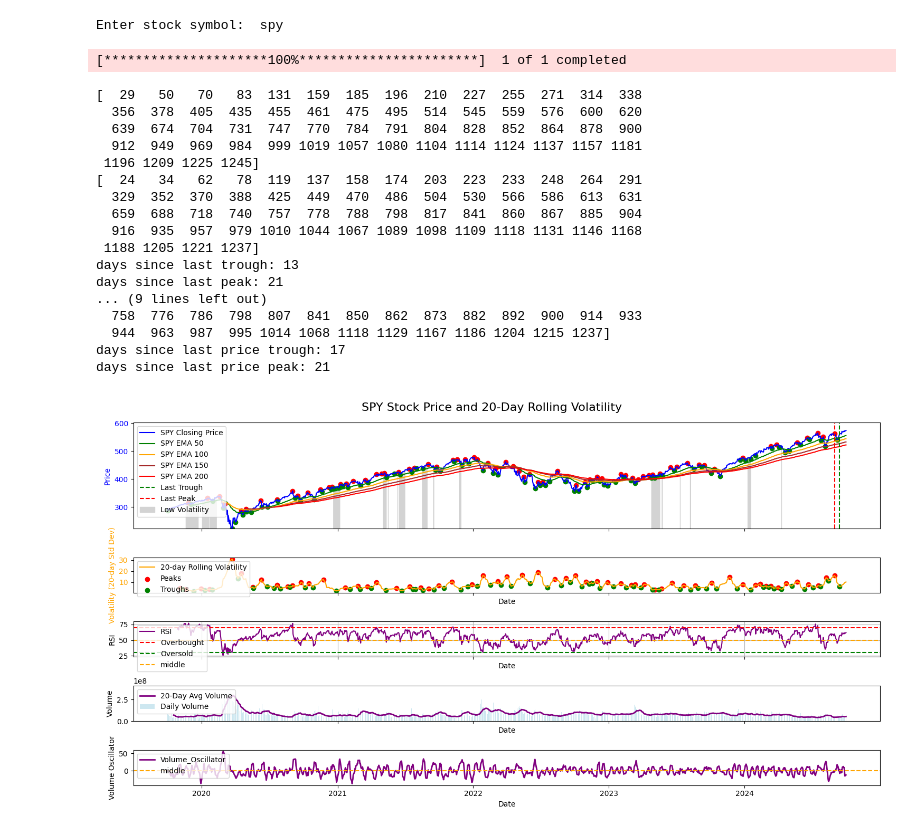
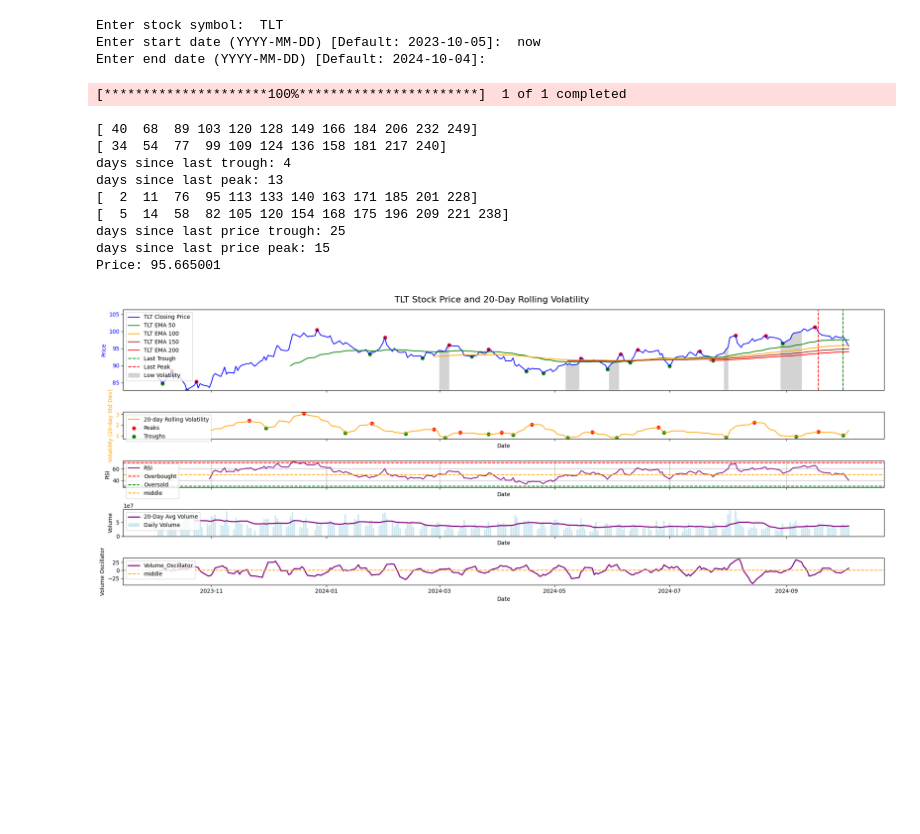
Before and after one commit to dmak84/scan, a Jupyter notebook: daily.ipynb, the cells around one changed output. Cells and saved outputs as stored; diff of their text form; code cells hidden in the pictures; blank space fills up the shorter version.

```diff
--- a/daily.ipynb
+++ b/daily.ipynb
@@ -454,6 +6,9 @@ import matplotlib.pyplot as plt
 from matplotlib.widgets import MultiCursor as mplcursor
 from scipy.signal import argrelextrema
 from scipy.signal import find_peaks
+from datetime import datetime, timedelta
+
+
 from ta.utils import dropna
 from ta.momentum import RSIIndicator
 from ta.trend import EMAIndicator
@@ -503,7 +58,10 @@ def volume_oscillator(df, short_window=5, long_window=10):
 
 def detect_volatility_breakout_and_profit(stock_symbol):
     # Step 1: Download stock data for the given symbol (1 year of daily data)
-    stock_data = yf.download(stock_symbol, period='5y')
+    if start_date == 'now':
+        stock_data = yf.download(stock_symbol, period = "1y")
+    else:
+        stock_data = yf.download(stock_symbol, start=start_date, end=end_date)
 
     # Step 2: Calculate 20-day rolling standard deviation (volatility)
     stock_data['20d_std'] = stock_data['Close'].rolling(window=20).std()
@@ -541,7 +99,7 @@ def detect_volatility_breakout_and_profit(stock_symbol):
     # stock_data['NVI'] = NegativeVolumeIndexIndicator(stock_data['Close'], stock_data['Volume']).negative_volume_index()
 
     # Create subplots (2 rows: stock price in upper pane, volatility in lower pane)
-    fig, (ax1, ax2, ax3, ax4, ax5) = plt.subplots(5, 1, figsize=(15, 8), sharex=True, gridspec_kw={'height_ratios': [3, 1, 1,1,1]})
+    fig, (ax1, ax2, ax3, ax4, ax5) = plt.subplots(5, 1, figsize=(20, 8), sharex=True, gridspec_kw={'height_ratios': [3, 1, 1,1,1]})
 
     # Plot the stock closing price
     ax1.plot(stock_data['Close'], label=f'{stock_symbol} Closing Price', color='b')
@@ -574,6 +132,7 @@ def detect_volatility_breakout_and_profit(stock_symbol):
     print(local_max_price_indices)
     print('days since last price trough: %d ' % (last_idx - local_min_price_indices[-1]))
     print('days since last price peak: %d '% (last_idx - local_max_price_indices[-1]))
+    print('Price: %f' % stock_data['Close'][-1])
 
     # Plot the rolling volatility
     ax2.plot(stock_data['20d_std'], label='20-day Rolling Volatility', color='orange')
@@ -599,49 +158,50 @@ def detect_volatility_breakout_and_profit(stock_symbol):
     ax3.legend(loc='upper left')
     ax3.grid(True)
 
     # Plot the volume and 20-day average volume
     ax4.bar(stock_data.index, stock_data['Volume'], label='Daily Volume', color='lightblue', alpha=0.6)
     ax4.plot(stock_data.index, stock_data['20d_avg_volume'], label='20-Day Avg Volume', color='purple', linewidth=2)
 
     ax4.set_ylabel('Volume')
     ax4.set_xlabel('Date')
     ax4.legend(loc='upper left')
 
     # Plot the volume oscillator
     ax5.plot(stock_data.index, stock_data['Volume_Oscillator'], label='Volume_Oscillator', color='purple', linewidth=2)
     ax5.axhline(0, color='orange', linestyle='--', label='middle')
     ax5.set_ylabel('Volume Oscillator')
     ax5.set_xlabel('Date')
     ax5.legend(loc='upper left')
 
     # Show the plot
     plt.tight_layout()
     plt.show()
 
 # Input: Enter a stock symbol (like 'MSFT', 'AAPL', etc.)
 user_input = input("Enter stock symbol: ").upper()
 ticker_list = [ticker.strip() for ticker in user_input.split(',')]  # Process the input
+default_end_date = datetime.today().strftime('%Y-%m-%d')
+default_start_date = (datetime.today() - timedelta(days=365)).strftime('%Y-%m-%d')
+
+# Get user input with defaults
+start_date = input(f"Enter start date (YYYY-MM-DD) [Default: {default_start_date}]: ") or default_start_date
+end_date = input(f"Enter end date (YYYY-MM-DD) [Default: {default_end_date}]: ") or default_end_date
+
 
 for i, ticker in enumerate(ticker_list):
     detect_volatility_breakout_and_profit(ticker)
 # %% [output]
-Enter stock symbol:  spy
+Enter stock symbol:  TLT
+Enter start date (YYYY-MM-DD) [Default: 2023-10-05]:  now
+Enter end date (YYYY-MM-DD) [Default: 2024-10-04]:
 [*********************100%***********************]  1 of 1 completed
-[  29   50   70   83  131  159  185  196  210  227  255  271  314  338
-  356  378  405  435  455  461  475  495  514  545  559  576  600  620
-  639  674  704  731  747  770  784  791  804  828  852  864  878  900
-  912  949  969  984  999 1019 1057 1080 1104 1114 1124 1137 1157 1181
- 1196 1209 1225 1245]
-[  24   34   62   78  119  137  158  174  203  223  233  248  264  291
-  329  352  370  388  425  449  470  486  504  530  566  586  613  631
-  659  688  718  740  757  778  788  798  817  841  860  867  885  904
-  916  935  957  979 1010 1044 1067 1089 1098 1109 1118 1131 1146 1168
- 1188 1205 1221 1237]
-days since last trough: 13
-days since last peak: 21
-... (9 lines left out)
-  758  776  786  798  807  841  850  862  873  882  892  900  914  933
-  944  963  987  995 1014 1068 1118 1129 1167 1186 1204 1215 1237]
-days since last price trough: 17
-days since last price peak: 21
+[ 40  68  89 103 120 128 149 166 184 206 232 249]
+[ 34  54  77  99 109 124 136 158 181 217 240]
+days since last trough: 4
+days since last peak: 13
+[  2  11  76  95 113 133 140 163 171 185 201 228]
+[  5  14  58  82 105 120 154 168 175 196 209 221 238]
+days since last price trough: 25
+days since last price peak: 15
+Price: 95.665001
-[figure, old version]
+[figure, new version]
```
Also changed, not shown: parts of 6 cells of this notebook.
